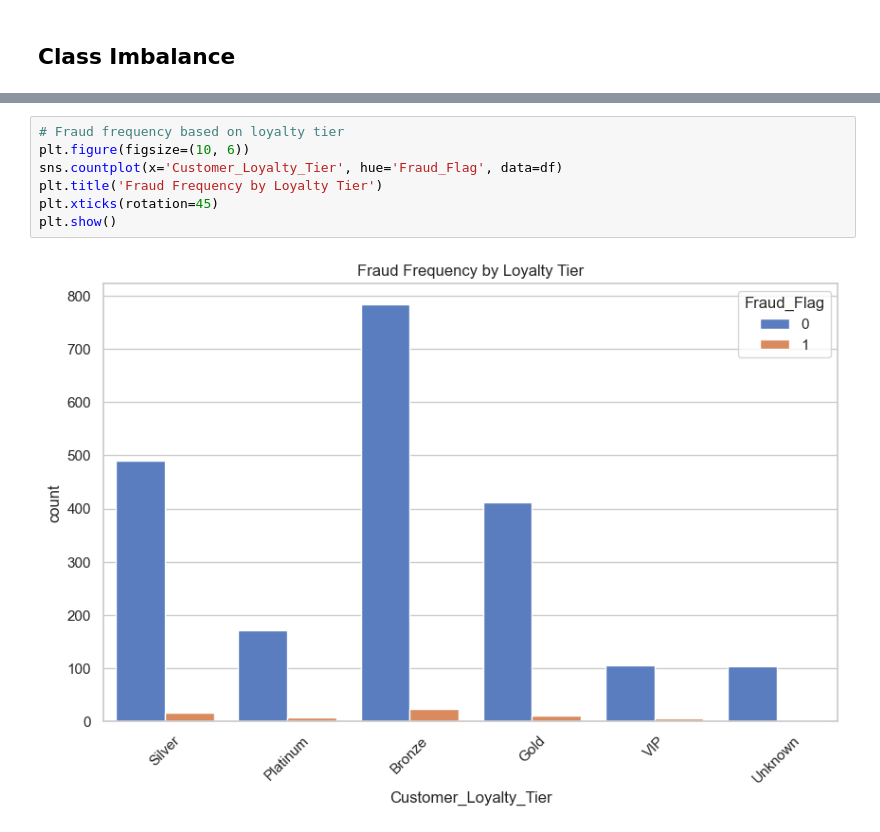
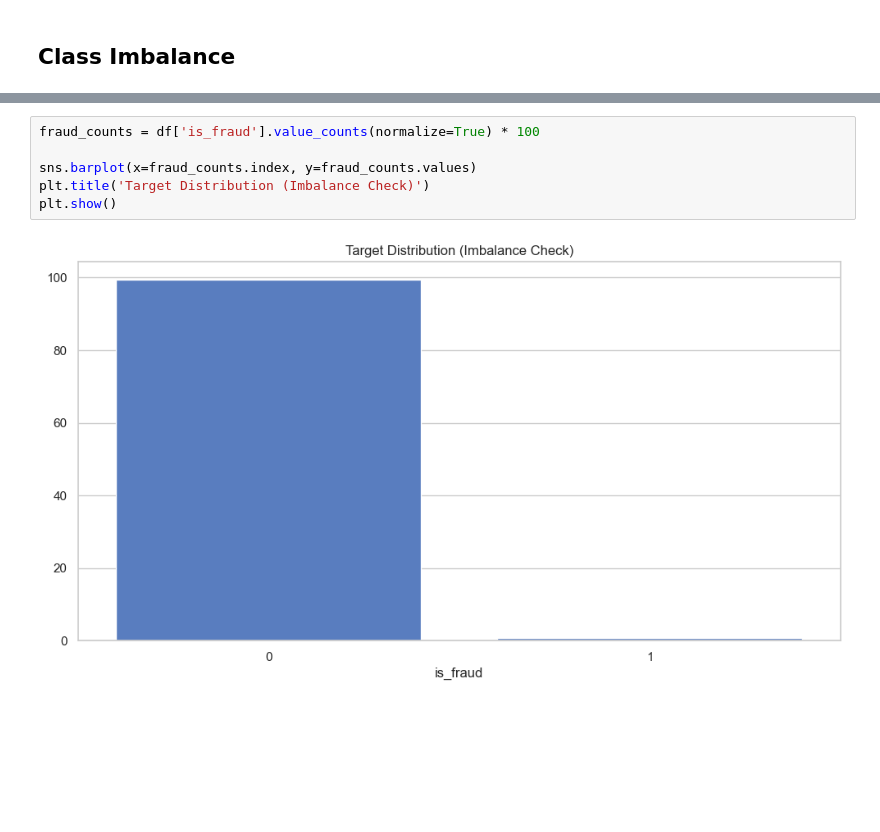
Before and after one commit to coder-red/live-fraud-detection-agent, a Jupyter notebook: notebooks/01_eda.ipynb, the cells around one changed output, grey strips where cells are left out. Cells and saved outputs as stored; diff of their text form; blank space fills up the shorter version.

```diff
--- a/notebooks/01_eda.ipynb
+++ b/notebooks/01_eda.ipynb
@@ -92,10 +82,9 @@ plt.show()
-# %%
-# Fraud frequency based on loyalty tier
-plt.figure(figsize=(10, 6))
-sns.countplot(x='Customer_Loyalty_Tier', hue='Fraud_Flag', data=df)
-plt.title('Fraud Frequency by Loyalty Tier')
-plt.xticks(rotation=45)
-plt.show()
-# %% [output]
-[figure, removed]
+# %%
+fraud_counts = df['is_fraud'].value_counts(normalize=True) * 100
+
+sns.barplot(x=fraud_counts.index, y=fraud_counts.values)
+plt.title('Target Distribution (Imbalance Check)')
+plt.show()
+# %% [output]
+[figure, added]
 # %% [markdown]
```
Also changed, not shown: parts of 17 cells of this notebook, 5 other files.
